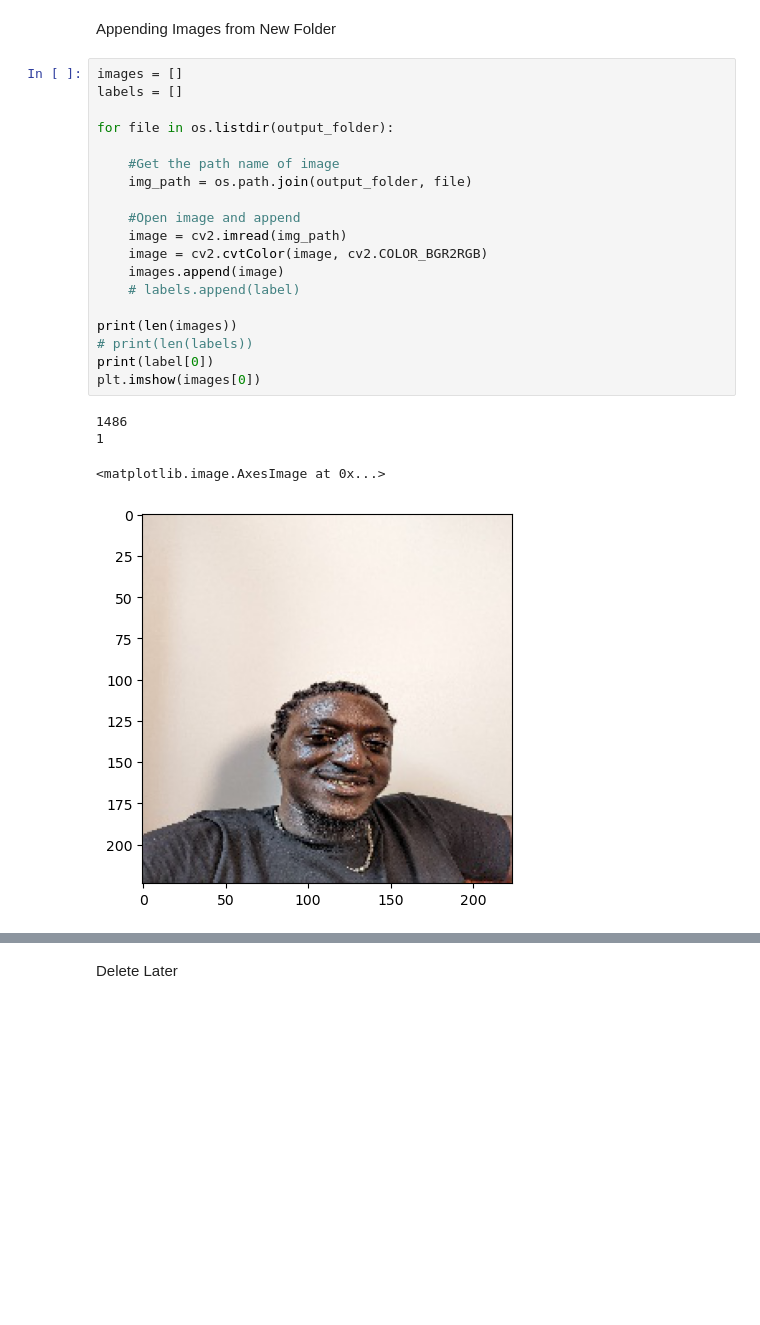
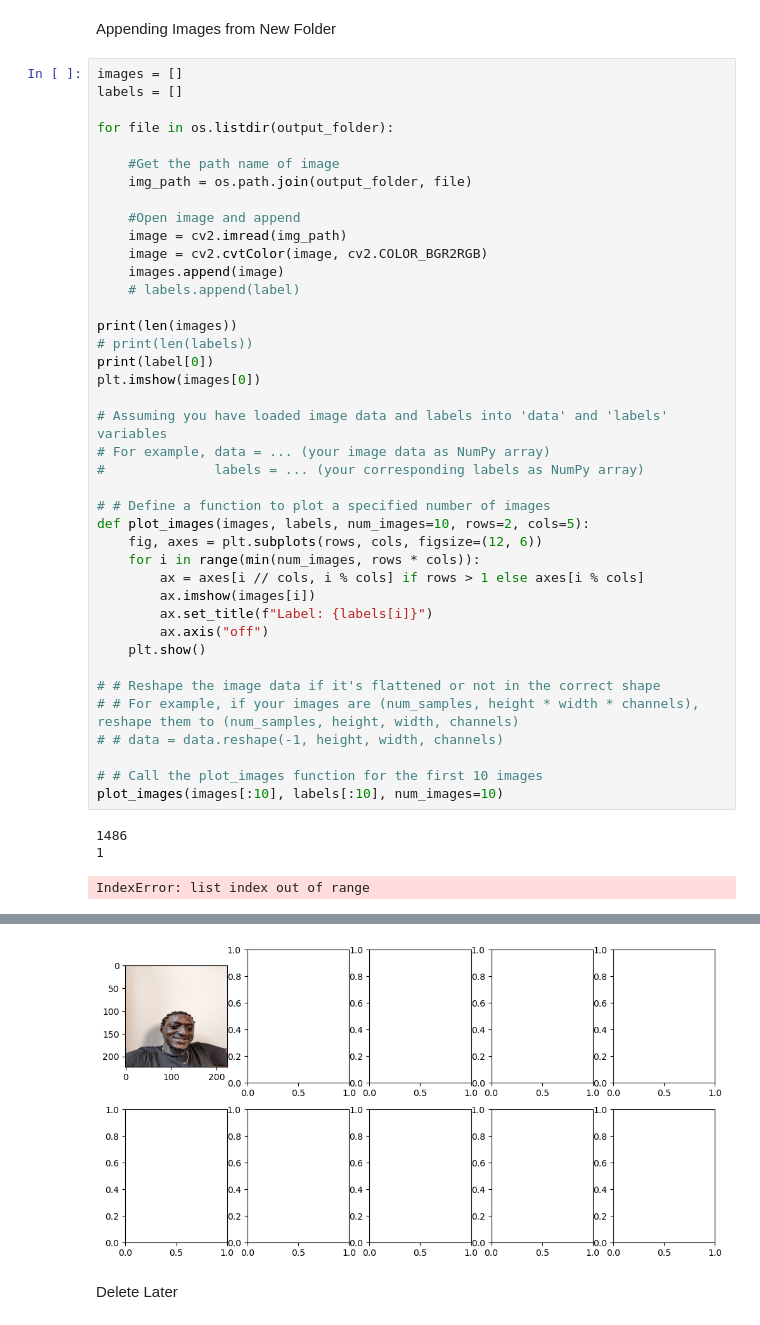
Before and after one commit to Danial-Ahmad10/BEE12C-Multiracial_Skin_Tone_Recognition-Danial, a Jupyter notebook: Preprocessing.ipynb, the cells around one changed output, grey strips where cells are left out. Drawn from its saved outputs; the diff is of its cells as text; blank space fills up the shorter version.

```diff
--- a/Preprocessing.ipynb
+++ b/Preprocessing.ipynb
@@ -103,26 +105,46 @@ if __name__ == "__main__":
 # %% [markdown]
 Appending Images from New Folder
-# %%
-images = []
-labels = []
-
-for file in os.listdir(output_folder):
-
-    #Get the path name of image
-    img_path = os.path.join(output_folder, file)
-
-    #Open image and append
-    image = cv2.imread(img_path)
-    image = cv2.cvtColor(image, cv2.COLOR_BGR2RGB)
-    images.append(image)
-    # labels.append(label)
-
-print(len(images))
-# print(len(labels))
-print(label[0])
-plt.imshow(images[0])
-# %% [output]
-1486
-1
-<matplotlib.image.AxesImage at 0x...>
-[figure, removed]
+# %%
+images = []
+labels = []
+
+for file in os.listdir(output_folder):
+
+    #Get the path name of image
+    img_path = os.path.join(output_folder, file)
+
+    #Open image and append
+    image = cv2.imread(img_path)
+    image = cv2.cvtColor(image, cv2.COLOR_BGR2RGB)
+    images.append(image)
+    # labels.append(label)
+
+print(len(images))
+# print(len(labels))
+print(label[0])
+plt.imshow(images[0])
+
+# Assuming you have loaded image data and labels into 'data' and 'labels' variables
+# For example, data = ... (your image data as NumPy array)
+#              labels = ... (your corresponding labels as NumPy array)
+
+# # Define a function to plot a specified number of images
+def plot_images(images, labels, num_images=10, rows=2, cols=5):
+    fig, axes = plt.subplots(rows, cols, figsize=(12, 6))
+    for i in range(min(num_images, rows * cols)):
+        ax = axes[i // cols, i % cols] if rows > 1 else axes[i % cols]
+        ax.imshow(images[i])
+        ax.set_title(f"Label: {labels[i]}")
+        ax.axis("off")
+    plt.show()
+
+# # Reshape the image data if it's flattened or not in the correct shape
+# # For example, if your images are (num_samples, height * width * channels), reshape them to (num_samples, height, width, channels)
+# # data = data.reshape(-1, height, width, channels)
+
+# # Call the plot_images function for the first 10 images
+plot_images(images[:10], labels[:10], num_images=10)
+# %% [output]
+1486
+1
+IndexError: list index out of range
@@ -129,3 +152,4 @@ plt.imshow(images[0])
+[figure, added]
 # %% [markdown]
 Delete Later
 # %% [markdown]
```
Also changed, not shown: parts of 2 cells of this notebook.
